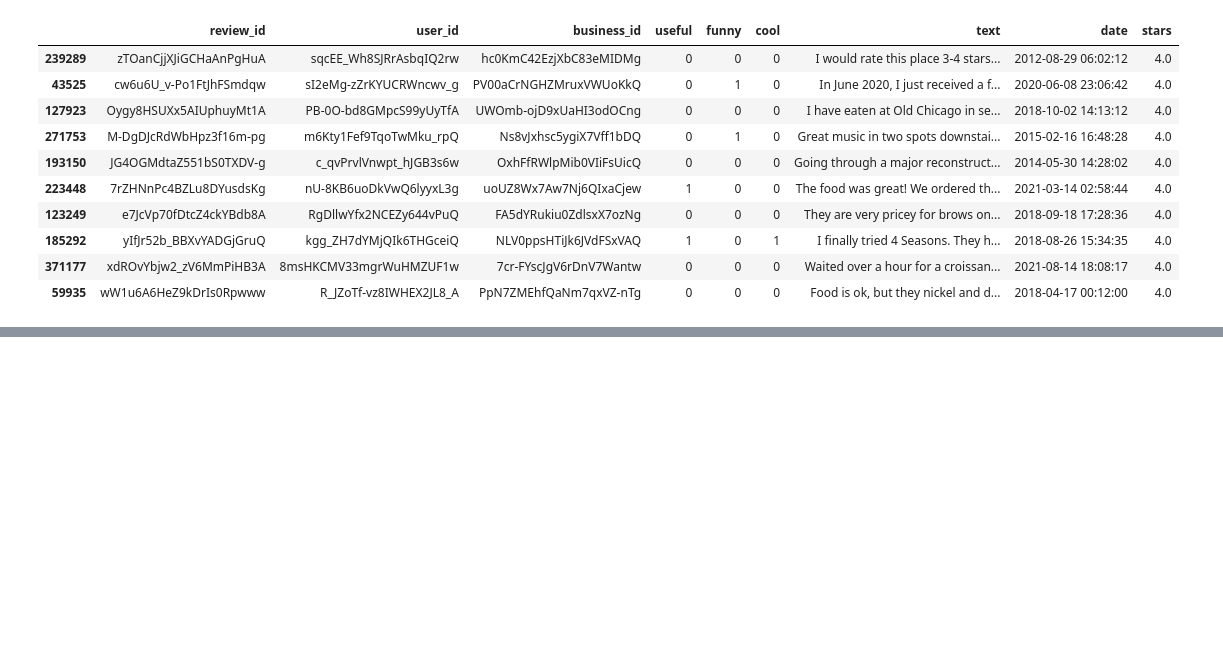
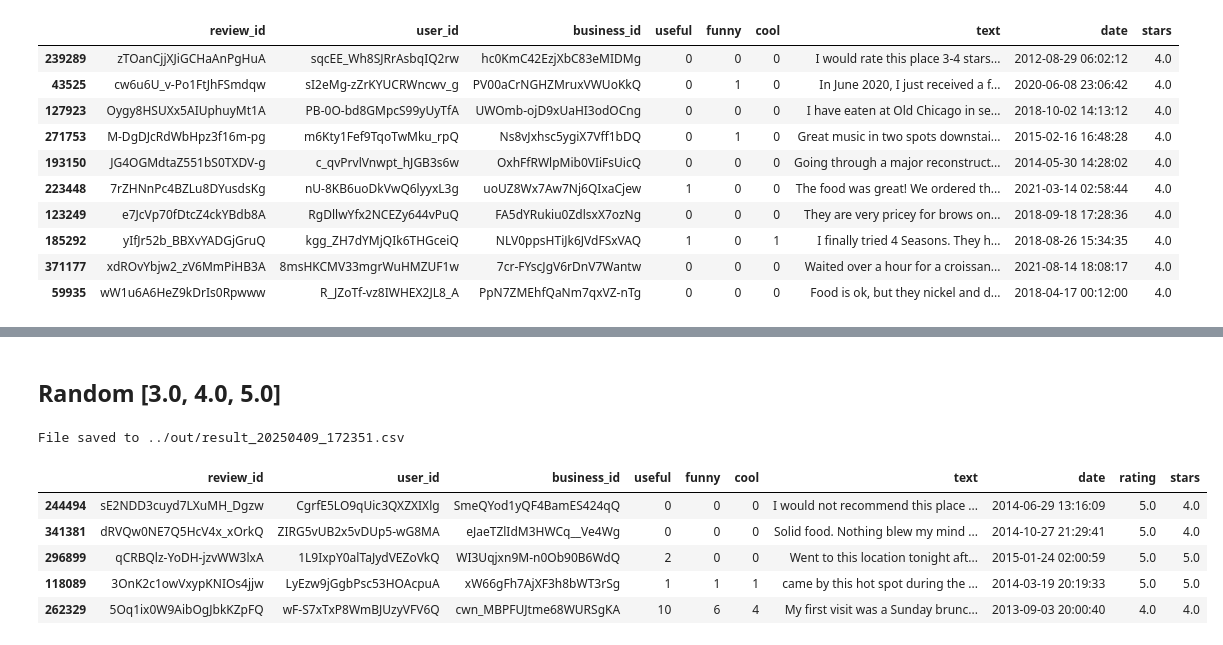
Before and after one commit to agmota11/RECSYS, a Jupyter notebook: Practica 2/src/Experimento_1.ipynb, the cells around one changed output, grey strips where cells are left out. Cells and saved outputs as stored; diff of their text form; code cells hidden in the pictures; blank space fills up the shorter version.

```diff
--- a/Practica 2/src/Experimento_1.ipynb
+++ b/Practica 2/src/Experimento_1.ipynb
@@ -99,0 +143,19 @@ File saved to ../out/result_20250408_213445.csv
+# %% [markdown]
+## Random [3.0, 4.0, 5.0]
+# %%
+test_df['stars'] = np.random.choice([3.0, 4.0, 5.0], size=len(test_df), p=[0.3, 0.5, 0.2])
+
+timestamp = datetime.now().strftime('%Y%m%d_%H%M%S')
+output_path = f'../out/result_{timestamp}.csv'
+test_df[['review_id', 'stars']].to_csv(output_path, index=False)
+
+print(f"File saved to {output_path}")
+test_df.sample(5)
+# %% [output]
+File saved to ../out/result_20250409_172351.csv
+|  | review_id | user_id | business_id | useful | funny | cool | text | date | rating | stars |
+| 244494 | sE2NDD3cuyd7LXuMH_Dgzw | CgrfE5LO9qUic3QXZXIXlg | SmeQYod1yQF4BamES424qQ | 0 | 0 | 0 | I would not recommend this place ... | 2014-06-29 13:16:09 | 5.0 | 4.0 |
+| 341381 | dRVQw0NE7Q5HcV4x_xOrkQ | ZIRG5vUB2x5vDUp5-wG8MA | eJaeTZlIdM3HWCq__Ve4Wg | 0 | 0 | 0 | Solid food. Nothing blew my mind ... | 2014-10-27 21:29:41 | 5.0 | 4.0 |
+| 296899 | qCRBQlz-YoDH-jzvWW3lxA | 1L9IxpY0alTaJydVEZoVkQ | WI3Uqjxn9M-n0Ob90B6WdQ | 2 | 0 | 0 | Went to this location tonight aft... | 2015-01-24 02:00:59 | 5.0 | 5.0 |
+| 118089 | 3OnK2c1owVxypKNIOs4jjw | LyEzw9jGgbPsc53HOAcpuA | xW66gFh7AjXF3h8bWT3rSg | 1 | 1 | 1 | came by this hot spot during the ... | 2014-03-19 20:19:33 | 5.0 | 5.0 |
+| 262329 | 5Oq1ix0W9AibOgJbkKZpFQ | wF-S7xTxP8WmBJUzyVFV6Q | cwn_MBPFUJtme68WURSgKA | 10 | 6 | 4 | My first visit was a Sunday brunc... | 2013-09-03 20:00:40 | 4.0 | 4.0 |
```
Also changed, not shown: parts of 4 cells of this notebook, 5 other files.
